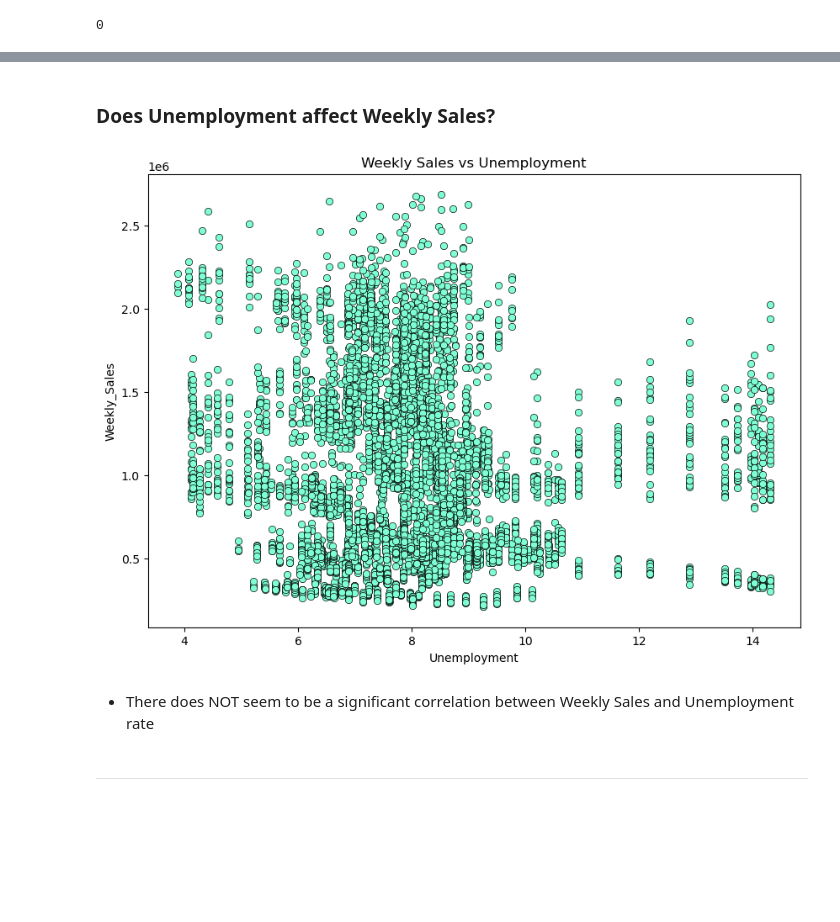
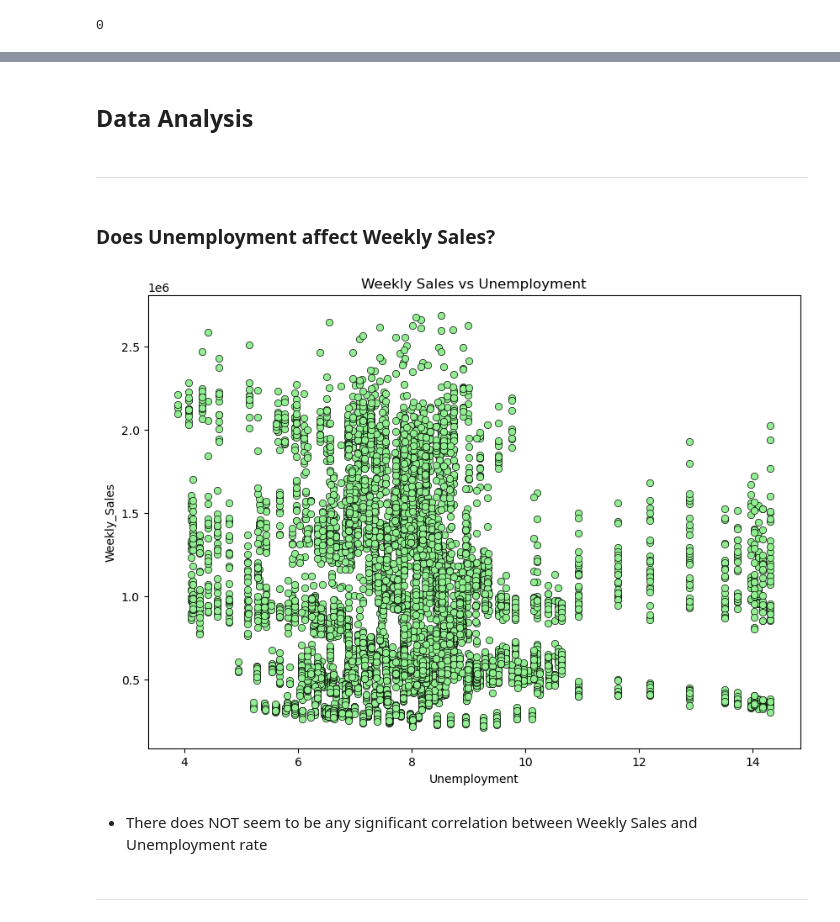
Before and after one commit to RehanShaikh-ai/walmart-weekly-forecast, a Jupyter notebook: walmart_sales.ipynb, the cells around one changed output, grey strips where cells are left out. Cells and saved outputs as stored; diff of their text form; code cells hidden in the pictures; blank space fills up the shorter version.

```diff
--- a/walmart_sales.ipynb
+++ b/walmart_sales.ipynb
@@ -106,14 +111,18 @@ plt.show()
+# %% [markdown]
+## Data Analysis
+# %% [markdown]
+-----
 # %% [markdown]
 ### Does Unemployment affect Weekly Sales?
 # %%
 plt.figure(figsize=(10,7))
-sns.scatterplot(data=df, x='Unemployment', y='Weekly_Sales', color='aquamarine', edgecolor='black')
+sns.scatterplot(data=df, x='Unemployment', y='Weekly_Sales', color='lightgreen', edgecolor='black')
 plt.title('Weekly Sales vs Unemployment')
 plt.show()
 # %% [output]
-[figure, old version]
+[figure, new version]
 # %% [markdown]
-- There does NOT seem to be a significant correlation between Weekly Sales and Unemployment rate
+- There does NOT seem to be any significant correlation between Weekly Sales and Unemployment rate
 # %% [markdown]
 *************************
 # %% [markdown]
```
Also changed, not shown: parts of 48 cells of this notebook.
